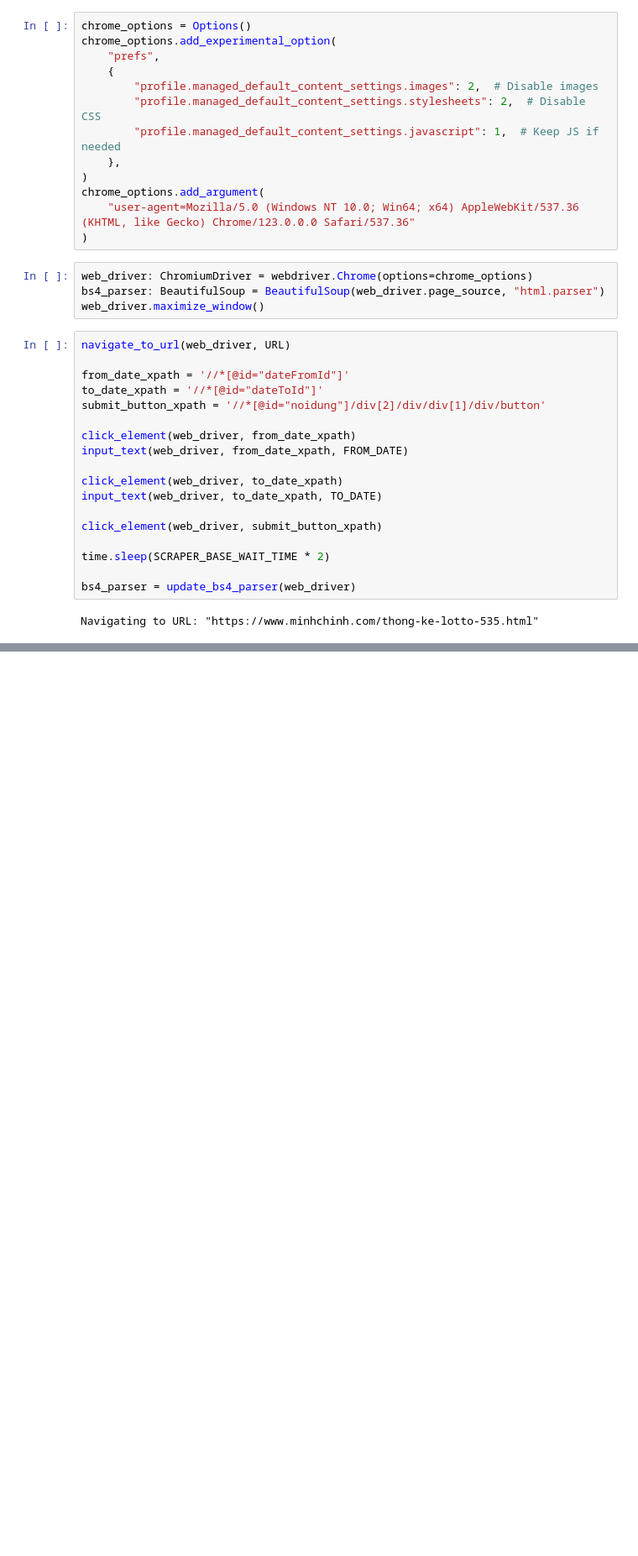
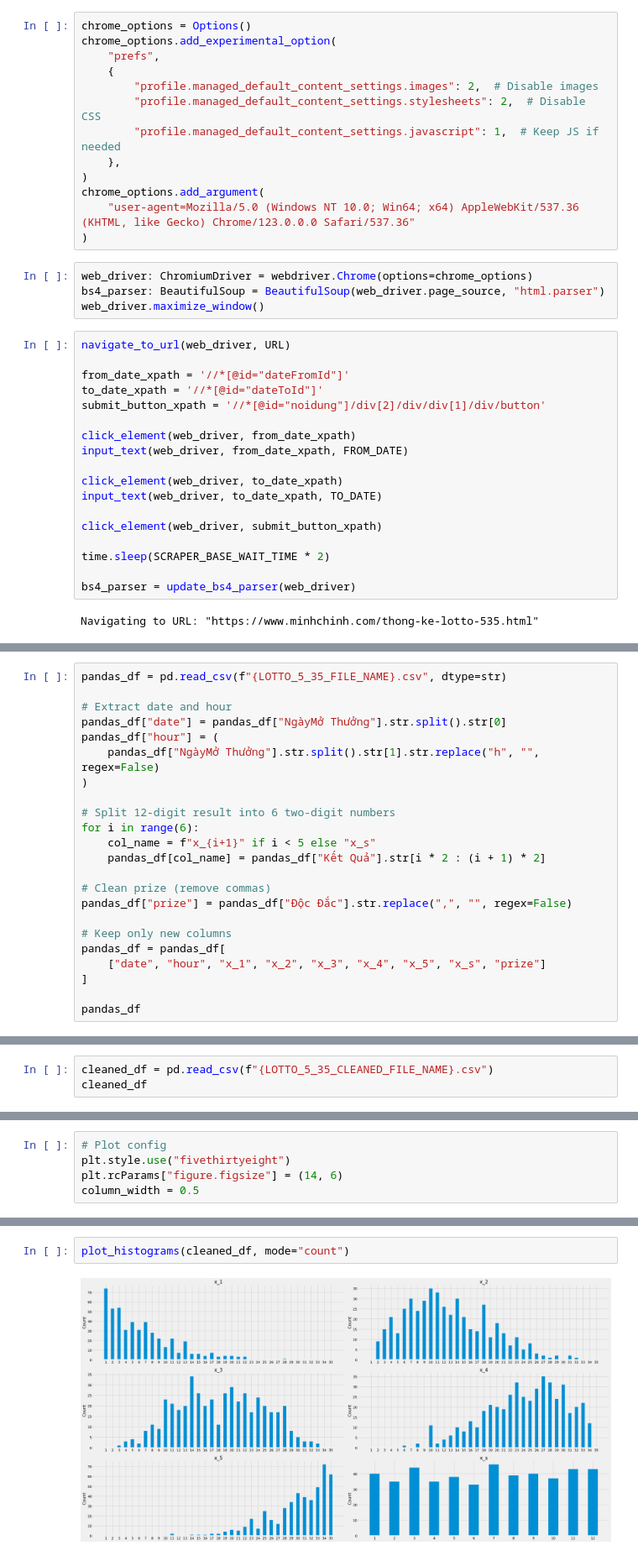
Before and after one commit to DucTrung1802/lucky_number, a Jupyter notebook: lotto_5_35.ipynb, the cells around one changed output, grey strips where cells are left out. Shown at 84% size. Saved outputs shown, nothing was run; the diff lists cells and outputs as text; blank space fills up the shorter version.

```diff
--- a/lotto_5_35.ipynb
+++ b/lotto_5_35.ipynb
@@ -148,0 +156,23 @@ Data has been saved to 'lotto_5_35.csv.csv'
+# %%
+pandas_df = pd.read_csv(f"{LOTTO_5_35_FILE_NAME}.csv", dtype=str)
+
+# Extract date and hour
+pandas_df["date"] = pandas_df["NgàyMở Thưởng"].str.split().str[0]
+pandas_df["hour"] = (
+    pandas_df["NgàyMở Thưởng"].str.split().str[1].str.replace("h", "", regex=False)
+)
+
+# Split 12-digit result into 6 two-digit numbers
+for i in range(6):
+    col_name = f"x_{i+1}" if i < 5 else "x_s"
+    pandas_df[col_name] = pandas_df["Kết Quả"].str[i * 2 : (i + 1) * 2]
+
+# Clean prize (remove commas)
+pandas_df["prize"] = pandas_df["Độc Đắc"].str.replace(",", "", regex=False)
+
+# Keep only new columns
+pandas_df = pandas_df[
+    ["date", "hour", "x_1", "x_2", "x_3", "x_4", "x_5", "x_s", "prize"]
+]
+
+pandas_df
@@ -148,0 +197,3 @@ Data has been saved to 'lotto_5_35.csv.csv'
+# %%
+cleaned_df = pd.read_csv(f"{LOTTO_5_35_CLEANED_FILE_NAME}.csv")
+cleaned_df
@@ -148,0 +287,5 @@ Data has been saved to 'lotto_5_35.csv.csv'
+# %%
+# Plot config
+plt.style.use("fivethirtyeight")
+plt.rcParams["figure.figsize"] = (14, 6)
+column_width = 0.5
@@ -148,0 +308,4 @@ Data has been saved to 'lotto_5_35.csv.csv'
+# %%
+plot_histograms(cleaned_df, mode="count")
+# %% [output]
+[figure, added]
```
Also changed, not shown: parts of 24 cells of this notebook, 4 other files.
